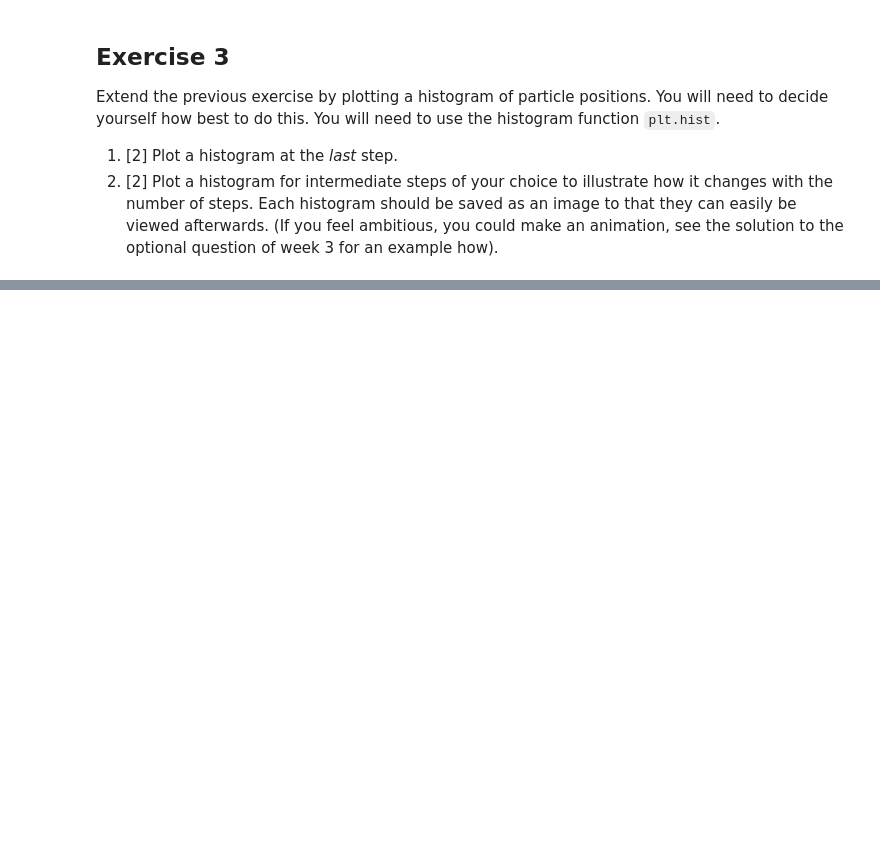
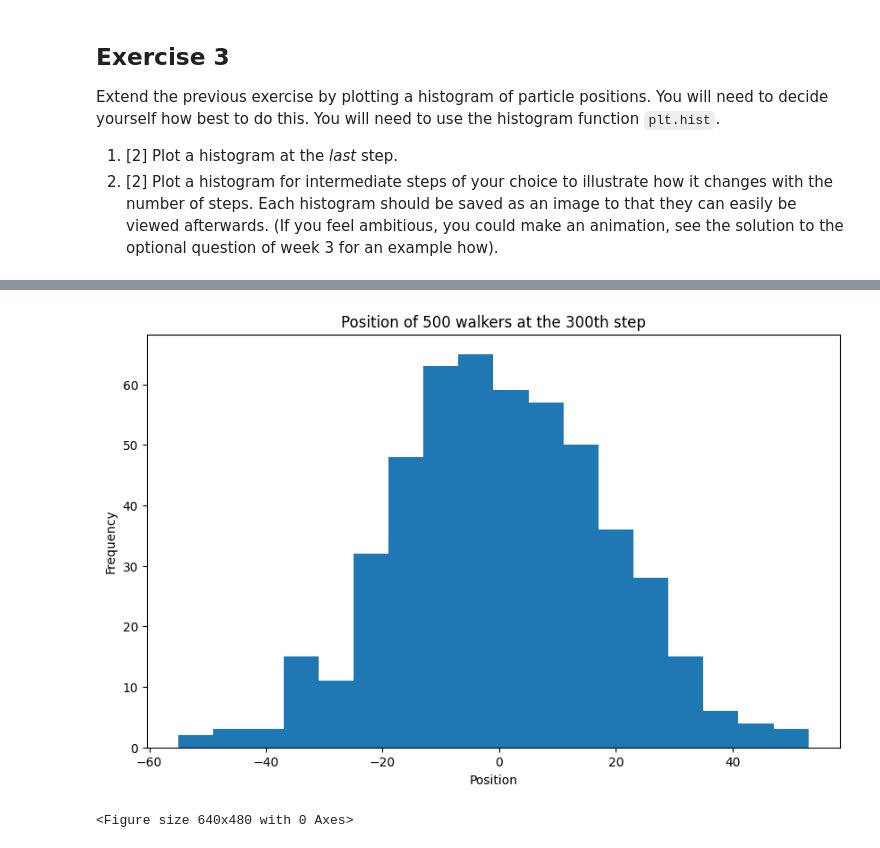
Before and after one commit to PX2145-2025/week-7-b-Finlay-Hall, a Jupyter notebook: Random_walk.ipynb, the cells around one changed output, grey strips where cells are left out. Drawn from its saved outputs; the diff is of its cells as text; code cells hidden in the pictures; blank space fills up the shorter version.

```diff
--- a/Random_walk.ipynb
+++ b/Random_walk.ipynb
@@ -183,0 +206,11 @@ Extend the previous exercise by plotting a histogram of particle positions. You
+# %%
+plt.figure(figsize=(10, 6))
+plt.hist(particles[299, :], bins='auto') # grabbing only the 300th step
+plt.xlabel('Position')
+plt.ylabel('Frequency')
+plt.title('Position of 500 walkers at the 300th step')
+plt.show()
+plt.savefig('300steps.png') # save figure as an image
+# %% [output]
+[figure, added]
+<Figure size 640x480 with 0 Axes>
```
Also changed, not shown: parts of 5 cells of this notebook.
